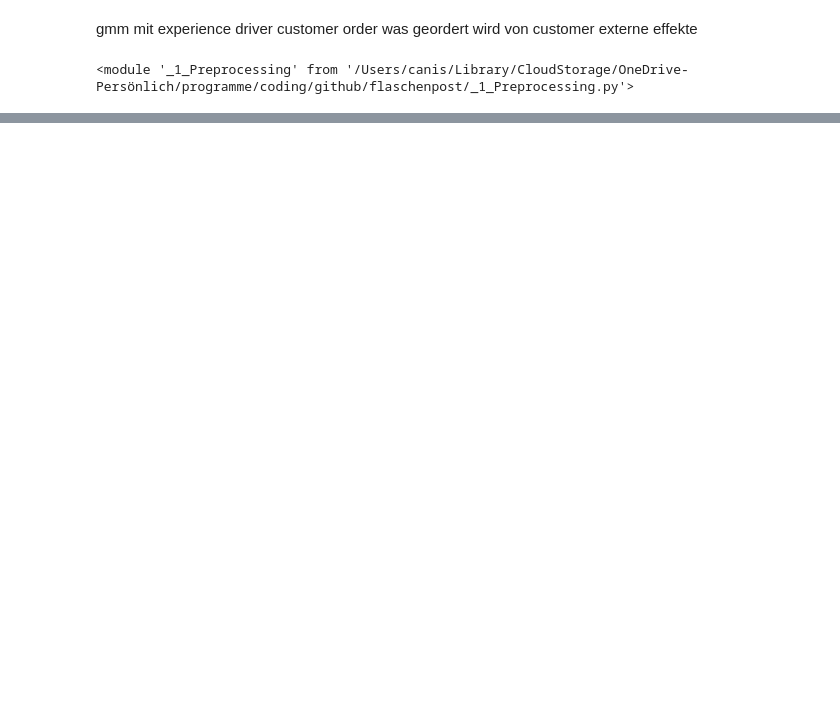
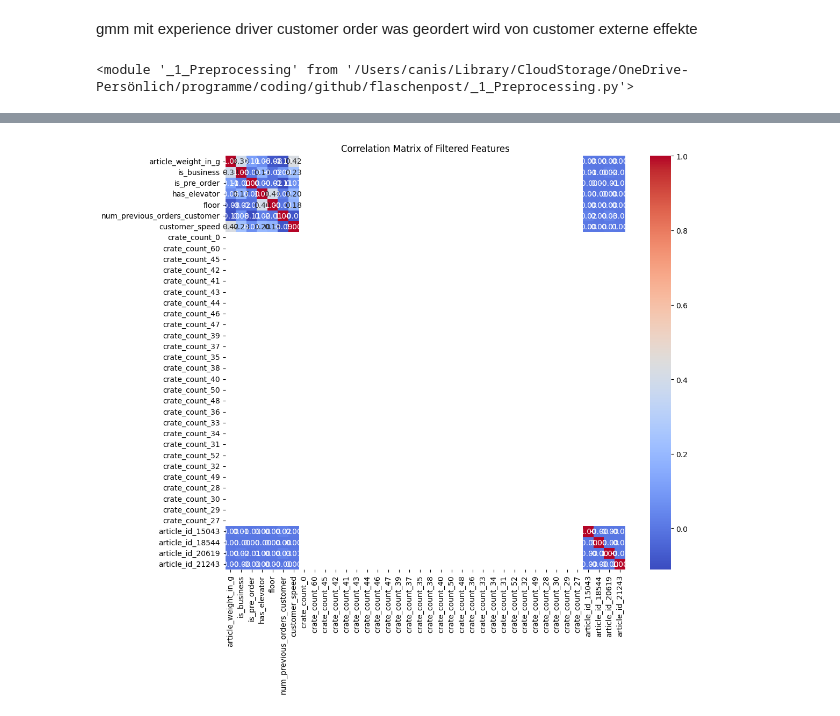
Before and after one commit to eelisee/flaschenpost, a Jupyter notebook: elise-bayesridgereg.ipynb, the cells around one changed output, grey strips where cells are left out. Drawn from its saved outputs; the diff is of its cells as text; code cells hidden in the pictures; blank space fills up the shorter version.

```diff
--- a/elise-bayesridgereg.ipynb
+++ b/elise-bayesridgereg.ipynb
@@ -73,0 +138,13 @@ Mean Absolute Error: 7.360380752971515
+# %%
+import matplotlib.pyplot as plt
+import seaborn as sns
+
+# Compute correlation matrix on your filtered dataframe
+corr_matrix = df_train_filtered.corr()
+
+plt.figure(figsize=(12, 10))
+sns.heatmap(corr_matrix, annot=True, fmt=".2f", cmap="coolwarm")
+plt.title("Correlation Matrix of Filtered Features")
+plt.show()
+# %% [output]
+[figure, added]
```
Also changed, not shown: parts of 6 cells of this notebook, 3 other files.
